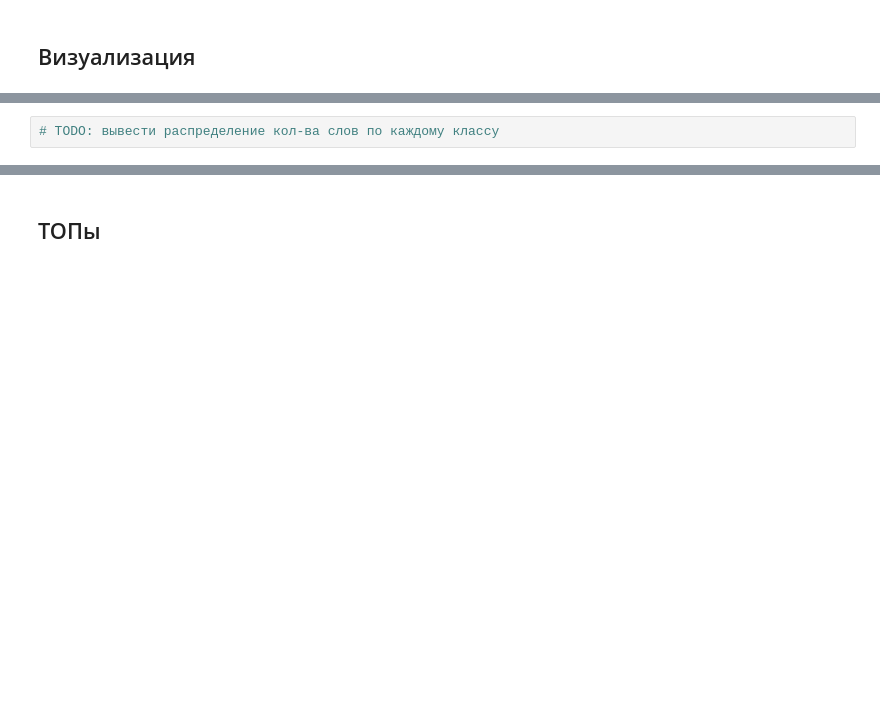
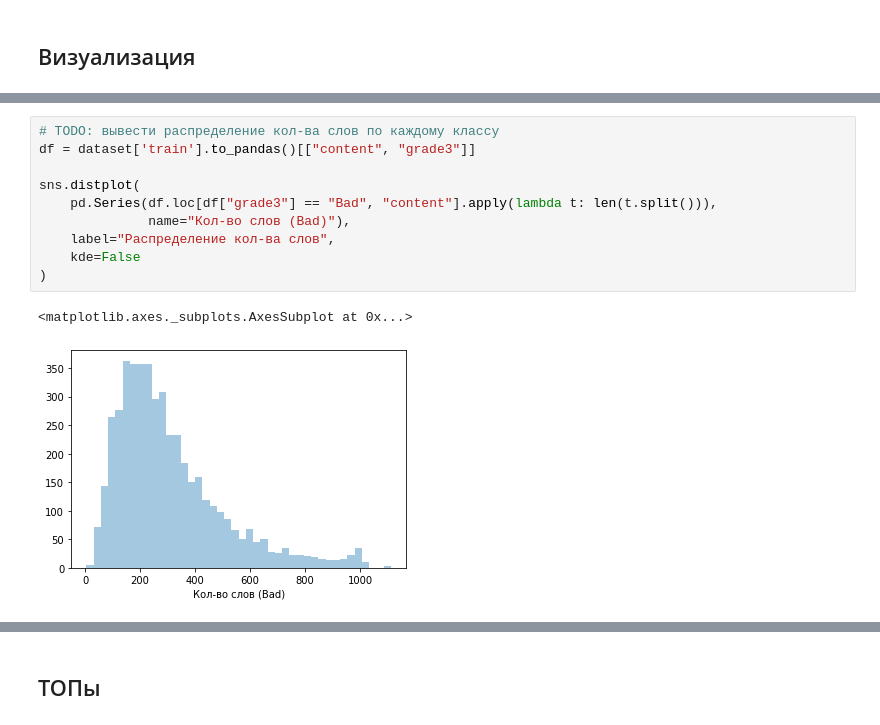
Before and after one commit to pituganov/csu_workshop, a Jupyter notebook: notebooks/eda.ipynb, the cells around one changed output, grey strips where cells are left out. Saved outputs shown, nothing was run; the diff lists cells and outputs as text; blank space fills up the shorter version.

```diff
--- a/notebooks/eda.ipynb
+++ b/notebooks/eda.ipynb
@@ -110,2 +255,13 @@ sns.distplot(
-# %%
-# TODO: вывести распределение кол-ва слов по каждому классу
+# %%
+# TODO: вывести распределение кол-ва слов по каждому классу
+df = dataset['train'].to_pandas()[["content", "grade3"]]
+
+sns.distplot(
+    pd.Series(df.loc[df["grade3"] == "Bad", "content"].apply(lambda t: len(t.split())),
+              name="Кол-во слов (Bad)"),
+    label="Распределение кол-ва слов",
+    kde=False
+)
+# %% [output]
+<matplotlib.axes._subplots.AxesSubplot at 0x...>
+[figure, added]
```
Also changed, not shown: parts of 29 cells of this notebook.
